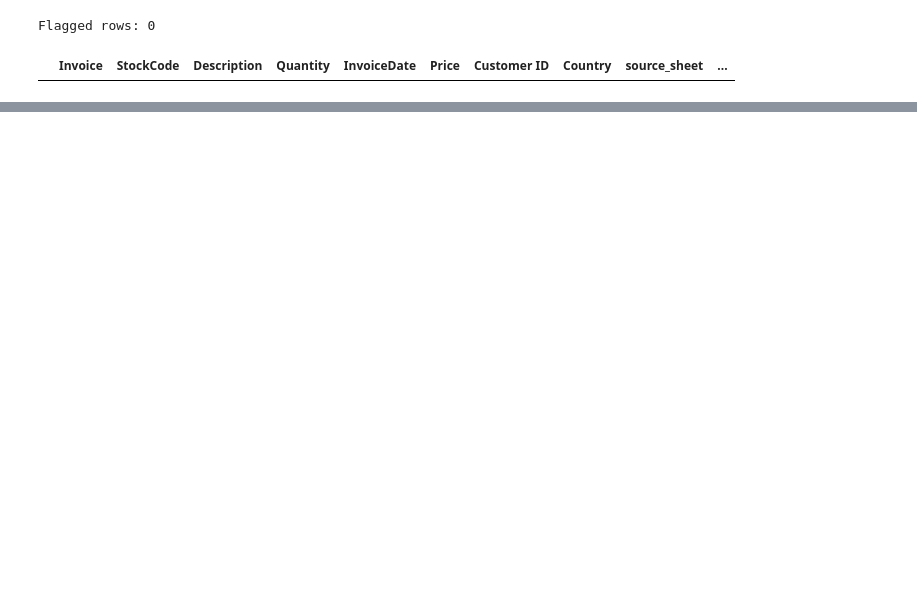
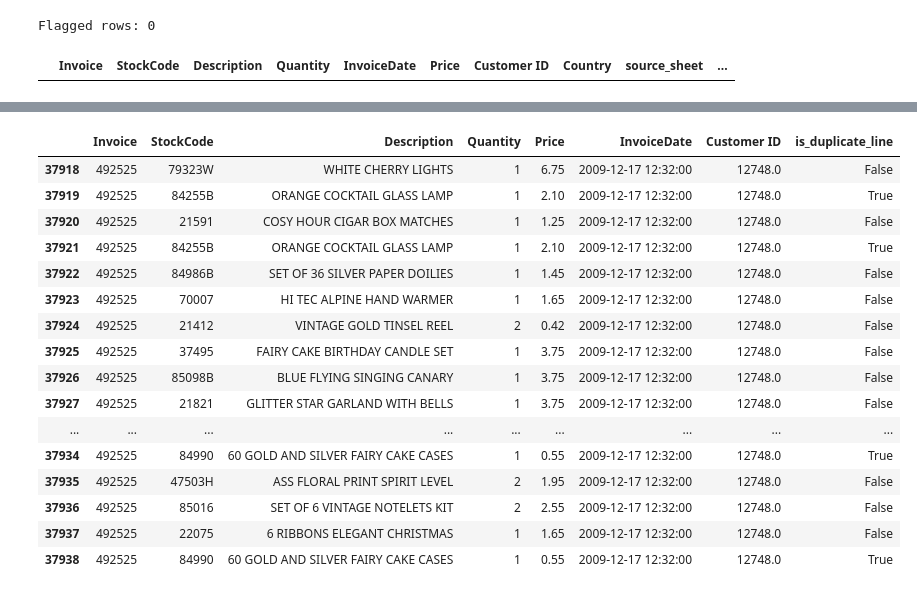
Before and after one commit to kilicarsezen/retail-self-refreshing-report, a Jupyter notebook: explore_retail.ipynb, the cells around one changed output, grey strips where cells are left out. Saved outputs shown, nothing was run; the diff lists cells and outputs as text; code cells hidden in the pictures; blank space fills up the shorter version.

```diff
--- a/explore_retail.ipynb
+++ b/explore_retail.ipynb
@@ -326,0 +892,24 @@ Saved notebook outputs to C:\Users\sezen\Projects\RetailDemo\retail-self-refresh
+# %%
+# Scratch cell -- worked example for invoice 492525 (customer 12748.0), showing how
+# "ORANGE COCKTAIL GLASS LAMP" (StockCode 84255B) was entered as two separate Quantity=1
+# lines with a different product in between, rather than one line at Quantity=2. Delete later.
+example_invoice = df.loc[df["Invoice"] == "492525"]
+example_invoice[["Invoice", "StockCode", "Description", "Quantity", "Price", "InvoiceDate", "Customer ID", "is_duplicate_line"]]
+# %% [output]
+|  | Invoice | StockCode | Description | Quantity | Price | InvoiceDate | Customer ID | is_duplicate_line |
+| 37918 | 492525 | 79323W | WHITE CHERRY LIGHTS | 1 | 6.75 | 2009-12-17 12:32:00 | 12748.0 | False |
+| 37919 | 492525 | 84255B | ORANGE COCKTAIL GLASS LAMP | 1 | 2.10 | 2009-12-17 12:32:00 | 12748.0 | True |
+| 37920 | 492525 | 21591 | COSY HOUR CIGAR BOX MATCHES | 1 | 1.25 | 2009-12-17 12:32:00 | 12748.0 | False |
+| 37921 | 492525 | 84255B | ORANGE COCKTAIL GLASS LAMP | 1 | 2.10 | 2009-12-17 12:32:00 | 12748.0 | True |
+| 37922 | 492525 | 84986B | SET OF 36 SILVER PAPER DOILIES | 1 | 1.45 | 2009-12-17 12:32:00 | 12748.0 | False |
+| 37923 | 492525 | 70007 | HI TEC ALPINE HAND WARMER | 1 | 1.65 | 2009-12-17 12:32:00 | 12748.0 | False |
+| 37924 | 492525 | 21412 | VINTAGE GOLD TINSEL REEL | 2 | 0.42 | 2009-12-17 12:32:00 | 12748.0 | False |
+| 37925 | 492525 | 37495 | FAIRY CAKE BIRTHDAY CANDLE SET | 1 | 3.75 | 2009-12-17 12:32:00 | 12748.0 | False |
+| 37926 | 492525 | 85098B | BLUE FLYING SINGING CANARY | 1 | 3.75 | 2009-12-17 12:32:00 | 12748.0 | False |
+| 37927 | 492525 | 21821 | GLITTER STAR GARLAND WITH BELLS | 1 | 3.75 | 2009-12-17 12:32:00 | 12748.0 | False |
+| ... | ... | ... | ... | ... | ... | ... | ... | ... |
+| 37934 | 492525 | 84990 | 60 GOLD AND SILVER FAIRY CAKE CASES | 1 | 0.55 | 2009-12-17 12:32:00 | 12748.0 | True |
+| 37935 | 492525 | 47503H | ASS FLORAL PRINT SPIRIT LEVEL | 2 | 1.95 | 2009-12-17 12:32:00 | 12748.0 | False |
+| 37936 | 492525 | 85016 | SET OF 6 VINTAGE NOTELETS KIT | 2 | 2.55 | 2009-12-17 12:32:00 | 12748.0 | False |
+| 37937 | 492525 | 22075 | 6 RIBBONS ELEGANT CHRISTMAS | 1 | 1.65 | 2009-12-17 12:32:00 | 12748.0 | False |
+| 37938 | 492525 | 84990 | 60 GOLD AND SILVER FAIRY CAKE CASES | 1 | 0.55 | 2009-12-17 12:32:00 | 12748.0 | True |
```
Also changed, not shown: parts of 38 cells of this notebook, 1 other file.
